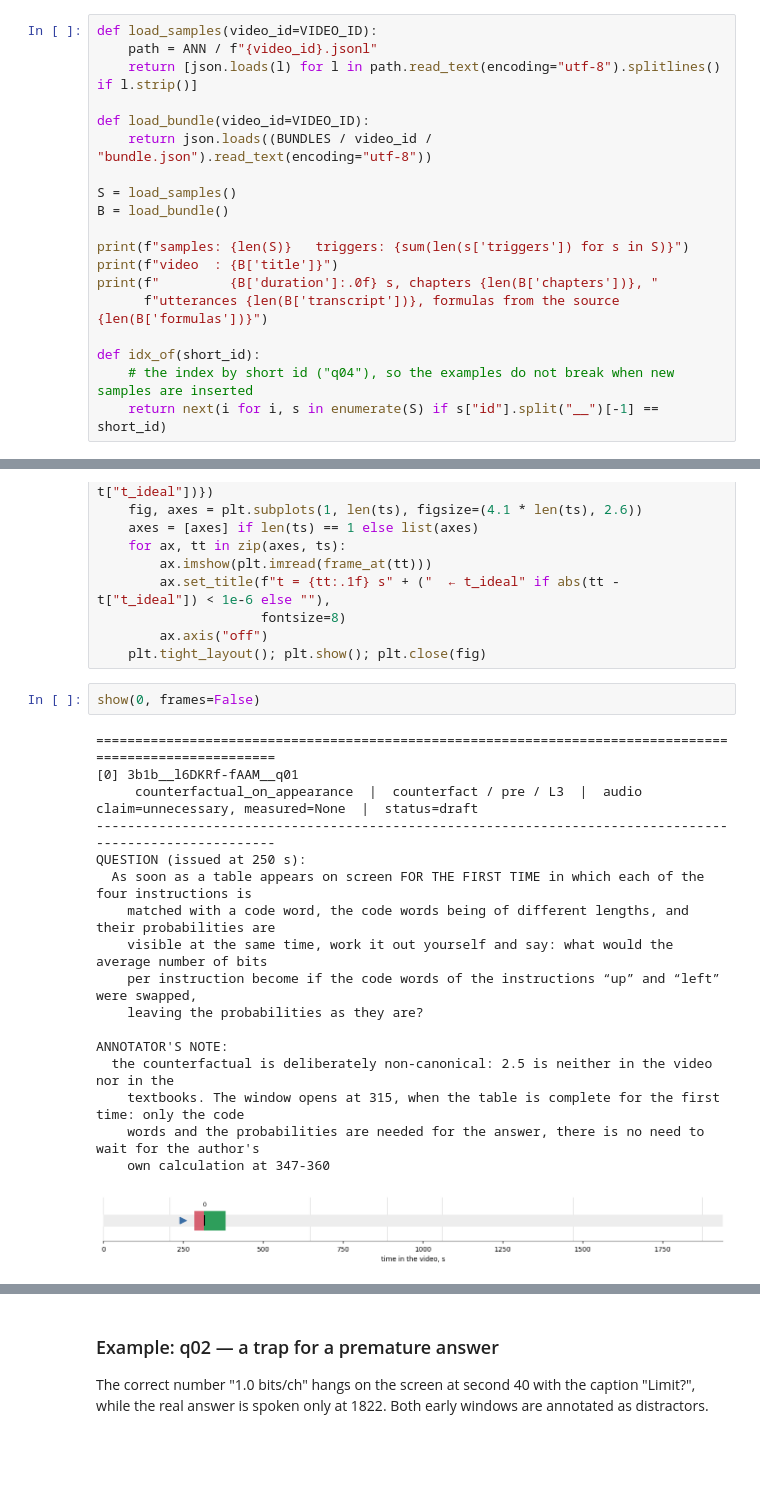
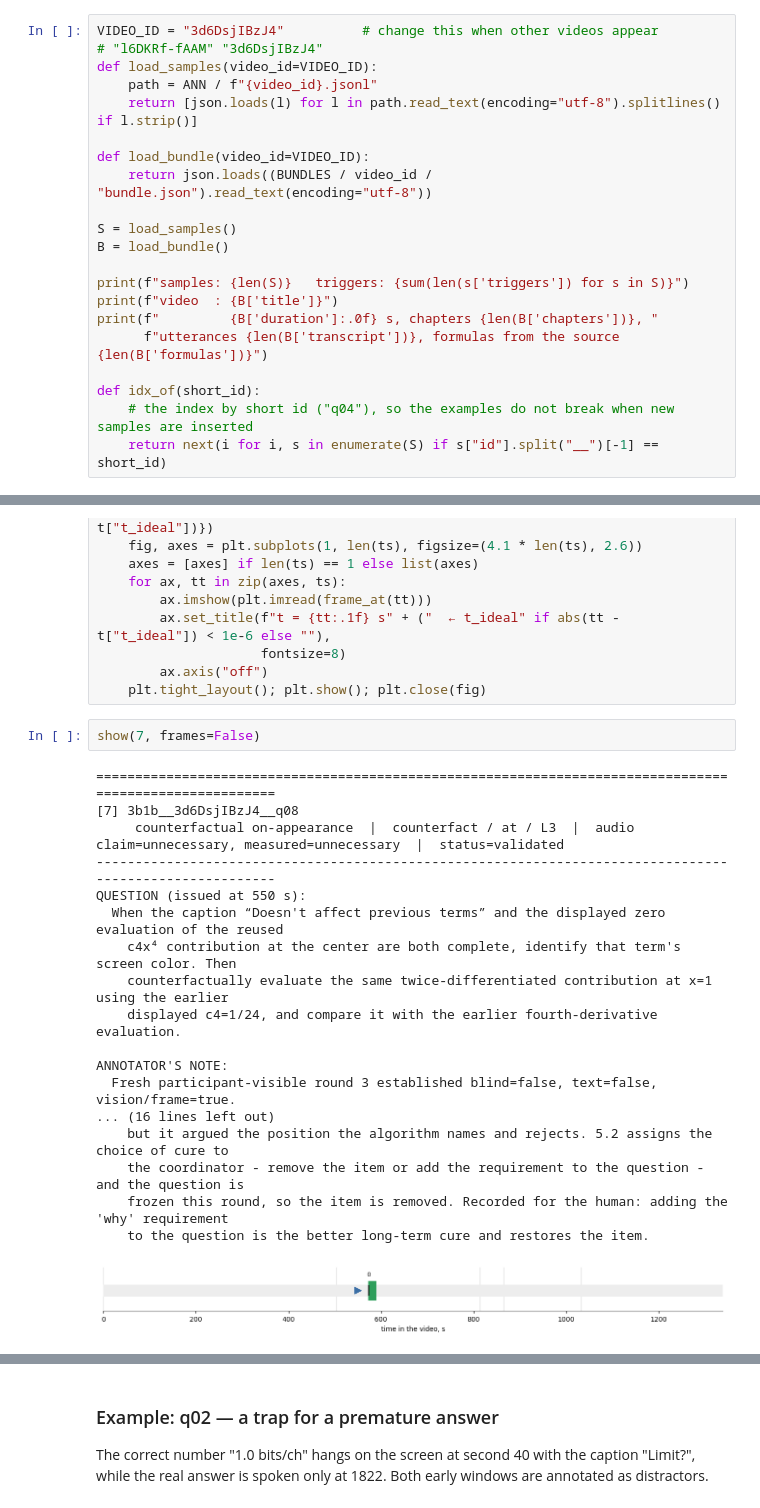
Before and after one commit to raxtemur/ProLecture, a Jupyter notebook: data/data_overview.ipynb, the cells around one changed output, grey strips where cells are left out. Drawn from its saved outputs; the diff is of its cells as text; blank space fills up the shorter version.

```diff
--- a/data/data_overview.ipynb
+++ b/data/data_overview.ipynb
@@ -32,4 +31,6 @@ project root: /workspace-SR004.nfs2/rahmatullaev/rand_exps/PoC_for_rand_ideas/ma
 # %%
+VIDEO_ID = "3d6DsjIBzJ4"          # change this when other videos appear
+# "l6DKRf-fAAM" "3d6DsjIBzJ4"
 def load_samples(video_id=VIDEO_ID):
     path = ANN / f"{video_id}.jsonl"
     return [json.loads(l) for l in path.read_text(encoding="utf-8").splitlines() if l.strip()]
@@ -299,22 +306,23 @@ def show_frames(t):
         ax.axis("off")
     plt.tight_layout(); plt.show(); plt.close(fig)
 # %%
-show(0, frames=False)
+show(7, frames=False)
 # %% [output]
 ========================================================================================================
-[0] 3b1b__l6DKRf-fAAM__q01
-     counterfactual_on_appearance  |  counterfact / pre / L3  |  audio claim=unnecessary, measured=None  |  status=draft
+[7] 3b1b__3d6DsjIBzJ4__q08
+     counterfactual on-appearance  |  counterfact / at / L3  |  audio claim=unnecessary, measured=unnecessary  |  status=validated
 --------------------------------------------------------------------------------------------------------
-QUESTION (issued at 250 s):
-  As soon as a table appears on screen FOR THE FIRST TIME in which each of the four instructions is
-    matched with a code word, the code words being of different lengths, and their probabilities are
-    visible at the same time, work it out yourself and say: what would the average number of bits
-    per instruction become if the code words of the instructions “up” and “left” were swapped,
-    leaving the probabilities as they are?
+QUESTION (issued at 550 s):
+  When the caption “Doesn't affect previous terms” and the displayed zero evaluation of the reused
+    c4x⁴ contribution at the center are both complete, identify that term's screen color. Then
+    counterfactually evaluate the same twice-differentiated contribution at x=1 using the earlier
+    displayed c4=1/24, and compare it with the earlier fourth-derivative evaluation.
 
 ANNOTATOR'S NOTE:
-  the counterfactual is deliberately non-canonical: 2.5 is neither in the video nor in the
-    textbooks. The window opens at 315, when the table is complete for the first time: only the code
-    words and the probabilities are needed for the answer, there is no need to wait for the author's
-    own calculation at 347-360
+  Fresh participant-visible round 3 established blind=false, text=false, vision/frame=true.
+... (16 lines left out)
+    but it argued the position the algorithm names and rejects. 5.2 assigns the choice of cure to
+    the coordinator - remove the item or add the requirement to the question - and the question is
+    frozen this round, so the item is removed. Recorded for the human: adding the 'why' requirement
+    to the question is the better long-term cure and restores the item.
-[figure, old version]
+[figure, new version]
```
Also changed, not shown: parts of 6 cells of this notebook, 4 other files.
